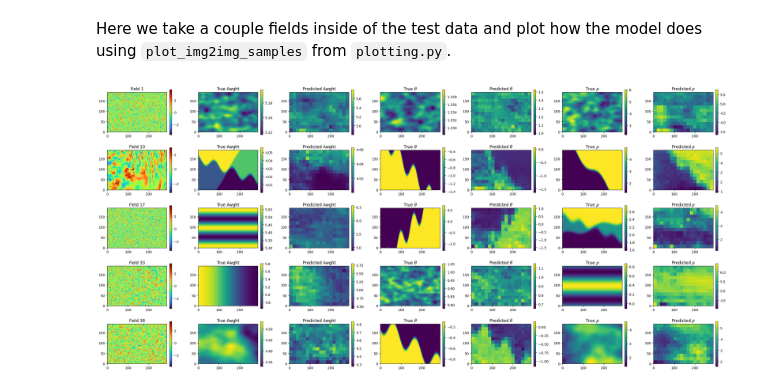
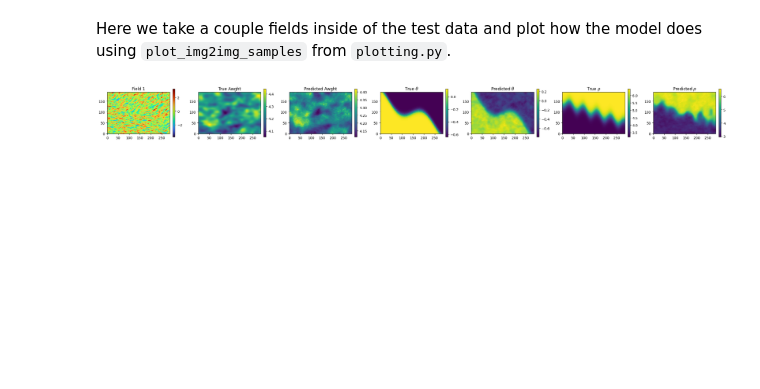
Before and after one commit to antonyxsik/LatticeVision, a Jupyter notebook: notebooks/i2i_demo.ipynb, the cells around one changed output. Saved outputs shown, nothing was run; the diff lists cells and outputs as text; code cells hidden in the pictures; blank space fills up the shorter version.

```diff
--- a/notebooks/i2i_demo.ipynb
+++ b/notebooks/i2i_demo.ipynb
@@ -108,8 +110,8 @@ plot_example_field(
 # %% [markdown]
 We now use the `DataLoader` class from PyTorch to conveniently batch the data.
 # %%
-n_batch = 64
-# n_batch = 2
+# n_batch = 64
+n_batch = 2
 
 train_loader = DataLoader(train_df, batch_size=n_batch, shuffle=True)
 val_loader = DataLoader(val_df, batch_size=n_batch, shuffle=False)
@@ -157,7 +159,7 @@ Params batch shape:  torch.Size([64, 3, 192, 288])
 # %% [markdown]
 Now let's pull in our `TransUNet (STUN)`, `UNet`, or `ViT` from `stun.py`, `unet.py`, and `vit.py` respectively. We access all of these through the `__init__.py` file in the `img2img` folder.
 # %%
-modeltype = "UNet"  # can also be "TransUNet, "ViT"
+modeltype = "TransUNet"  # can also be "TransUNet, "ViT"
 
 pos_embeds = [NullPosEmbed, LearnedPosEmbed, SinusoidalPosEmbed, RotaryPosEmbed]
 
@@ -207,7 +209,7 @@ train_config = TrainingConfig(
 	augmentation=True,
 	save=False,  # switch to True to save model after training, currently this is just training for show
 	save_directory="results/model_wghts/",
-	savename="stun_wghts.pth",
+	savename="stun_wghts_example.pth",
 	verbose=True,
 	normalize=True,
 	shuffle=True,
@@ -259,7 +262,6 @@ If we want to load it back up again, **we run everything in the notebook except
 # %%
-modeltype = "ViT"  # can also be "UNet, "ViT"
-# modelpath = "../results/model_wghts/unet_wghts_30rep_norm_shuffle.pth"
-modelpath = "../results/model_wghts/modelViT_reps30_posRotaryPosEmbed.pth"
+modeltype = "TransUNet"  # can also be "UNet, "ViT"
+modelpath = "../results/model_wghts/modelTransUNet_reps30_posRotaryPosEmbed.pth"
 n_reps = 30
 pos_embeds = [NullPosEmbed, LearnedPosEmbed, SinusoidalPosEmbed, RotaryPosEmbed]
 
@@ -335,19 +337,19 @@ rho        0.625032  0.465203  0.844474  0.336878   7.006139  0.104188
 # %% [markdown]
 Here we take a couple fields inside of the test data and plot how the model does using `plot_img2img_samples` from `plotting.py`.
 # %%
-inds = [0, 9, 16, 32, 37]
-# inds = [0] # for test dataset
+# inds = [0, 9, 16, 32, 37]
+inds = [0] # for test dataset
 
 plot_img2img_samples(
 	model=model,
 	config=data_config,
 	device=device,
 	test_df=test_df,
 	indices=inds,
 	random_selection=False,
 	num_rand_samples=5,
 	awght_not_kappa2=True,
 	show=True,
 )
 # %% [output]
-[figure, old version]
+[figure, new version]
```
Also changed, not shown: parts of 12 cells of this notebook, 2 other files.
